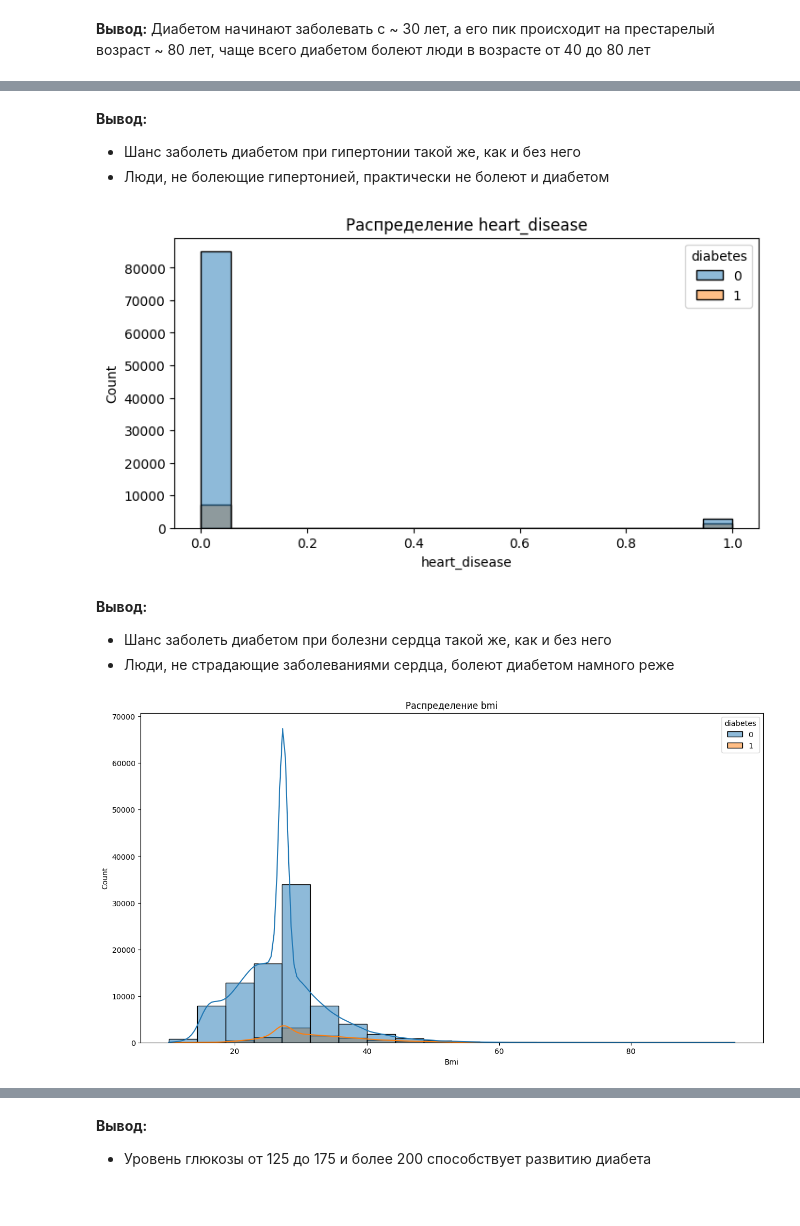
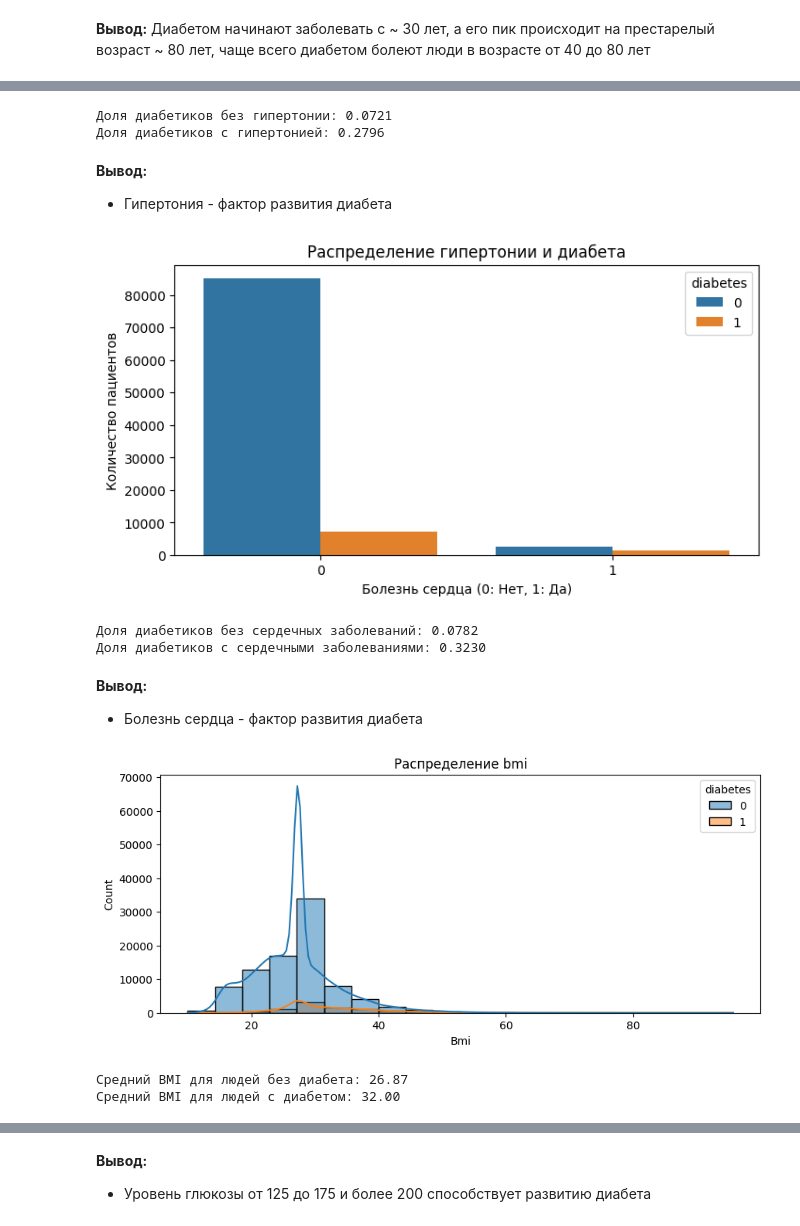
Before and after one commit to AlexeyOrehov/homework, a Jupyter notebook: home_work_1.7/HW_1.7.ipynb, the cells around one changed output, grey strips where cells are left out. Saved outputs shown, nothing was run; the diff lists cells and outputs as text; code cells hidden in the pictures.

```diff
--- a/home_work_1.7/HW_1.7.ipynb
+++ b/home_work_1.7/HW_1.7.ipynb
@@ -214,26 +214,48 @@ plt.show()
+# %%
+diabetes_rate_no_hyper = df_modified[df_modified['hypertension'] == 0]['diabetes'].mean()
+diabetes_rate_with_hyper = df_modified[df_modified['hypertension'] == 1]['diabetes'].mean()
+print(f"Доля диабетиков без гипертонии: {diabetes_rate_no_hyper:.4f}")
+print(f"Доля диабетиков с гипертонией: {diabetes_rate_with_hyper:.4f}")
+# %% [output]
+Доля диабетиков без гипертонии: 0.0721
+Доля диабетиков с гипертонией: 0.2796
 # %% [markdown]
 **Вывод:**
-- Шанс заболеть диабетом при гипертонии такой же, как и без него
-- Люди, не болеющие гипертонией, практически не болеют и диабетом
+- Гипертония - фактор развития диабета
 # %%
 plt.figure(figsize=(8, 4))
-sns.histplot(df_modified, x='heart_disease', hue='diabetes')
-plt.title('Распределение heart_disease')
-plt.xlabel('heart_disease')
-plt.ylabel('Count')
+sns.countplot(data=df_modified, x='heart_disease', hue='diabetes')
+plt.title('Распределение гипертонии и диабета')
+plt.xlabel('Болезнь сердца (0: Нет, 1: Да)')
+plt.ylabel('Количество пациентов')
 plt.show()
 # %% [output]
-[figure, old version]
+[figure, new version]
+# %%
+diabetes_rate_no_heart_disease = df_modified[df_modified['heart_disease'] == 0]['diabetes'].mean()
+diabetes_rate_with_heart_disease = df_modified[df_modified['heart_disease'] == 1]['diabetes'].mean()
+print(f"Доля диабетиков без сердечных заболеваний: {diabetes_rate_no_heart_disease:.4f}")
+print(f"Доля диабетиков с сердечными заболеваниями: {diabetes_rate_with_heart_disease:.4f}")
+# %% [output]
+Доля диабетиков без сердечных заболеваний: 0.0782
+Доля диабетиков с сердечными заболеваниями: 0.3230
 # %% [markdown]
 **Вывод:**
-- Шанс заболеть диабетом при болезни сердца такой же, как и без него
-- Люди, не страдающие заболеваниями сердца, болеют диабетом намного реже
+- Болезнь сердца - фактор развития диабета
 # %%
-plt.figure(figsize=(15, 8))
+plt.figure(figsize=(10, 4))
 sns.histplot(df_modified, x='bmi', bins=20, hue='diabetes', kde=True)
 plt.title('Распределение bmi')
 plt.xlabel('Bmi')
 plt.ylabel('Count')
 plt.show()
 # %% [output]
-[figure, old version]
+[figure, new version]
+# %%
+avg_bmi_no_diabetes = df_modified[df_modified['diabetes'] == 0]['bmi'].mean()
+avg_bmi_with_diabetes = df_modified[df_modified['diabetes'] == 1]['bmi'].mean()
+print(f"Средний BMI для людей без диабета: {avg_bmi_no_diabetes:.2f}")
+print(f"Средний BMI для людей с диабетом: {avg_bmi_with_diabetes:.2f}")
+# %% [output]
+Средний BMI для людей без диабета: 26.87
+Средний BMI для людей с диабетом: 32.00
```
Also changed, not shown: parts of 9 cells of this notebook.
